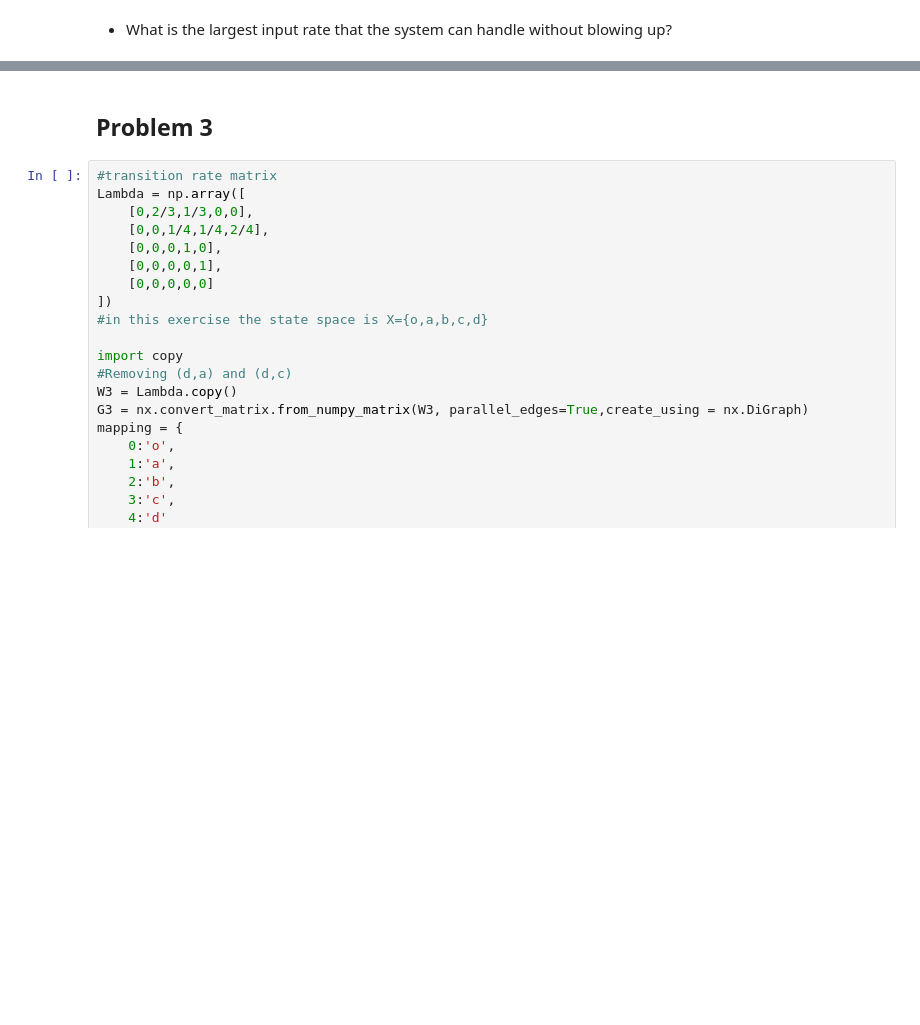
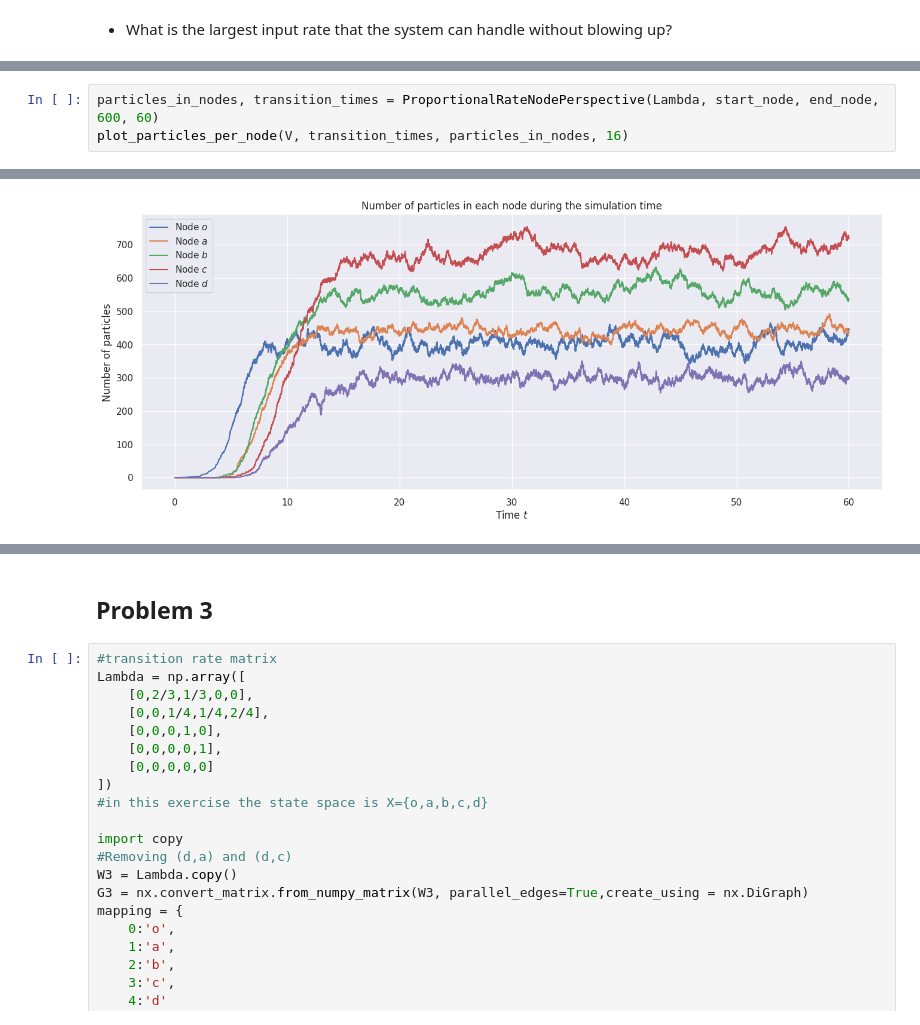
Before and after one commit to MateoRivera/network-dynamics, a Jupyter notebook: H2/Simulation - Mateo.ipynb, the cells around one changed output, grey strips where cells are left out. Saved outputs shown, nothing was run; the diff lists cells and outputs as text; blank space fills up the shorter version.

```diff
--- a/H2/Simulation - Mateo.ipynb
+++ b/H2/Simulation - Mateo.ipynb
@@ -583,0 +521,4 @@ KeyboardInterrupt:
+# %%
+particles_in_nodes, transition_times = ProportionalRateNodePerspective(Lambda, start_node, end_node, 600, 60)
+plot_particles_per_node(V, transition_times, particles_in_nodes, 16)
+# %% [output]
@@ -583,0 +526 @@ KeyboardInterrupt:
+[figure, added]
```
Also changed, not shown: parts of 14 cells of this notebook.
